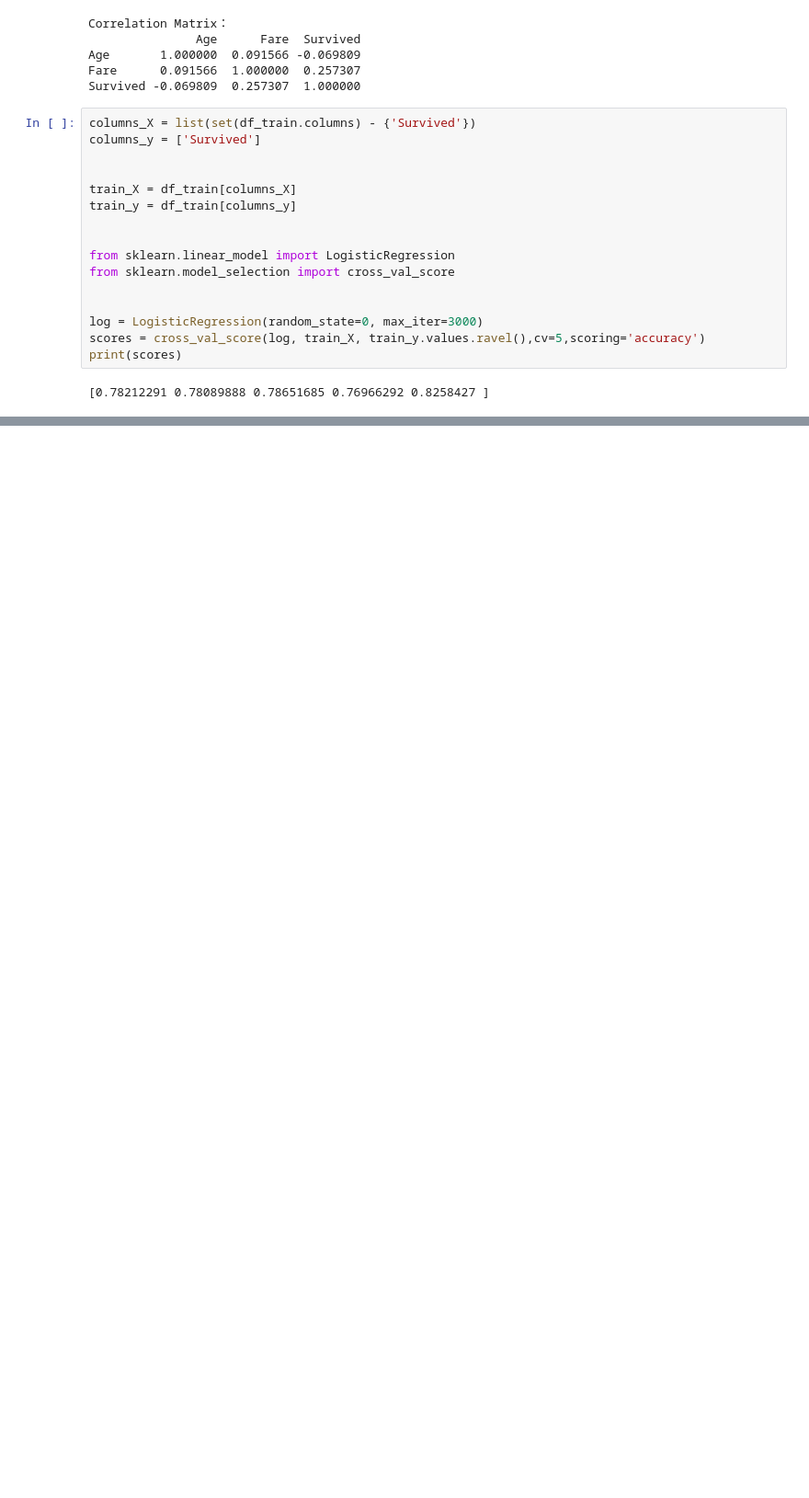
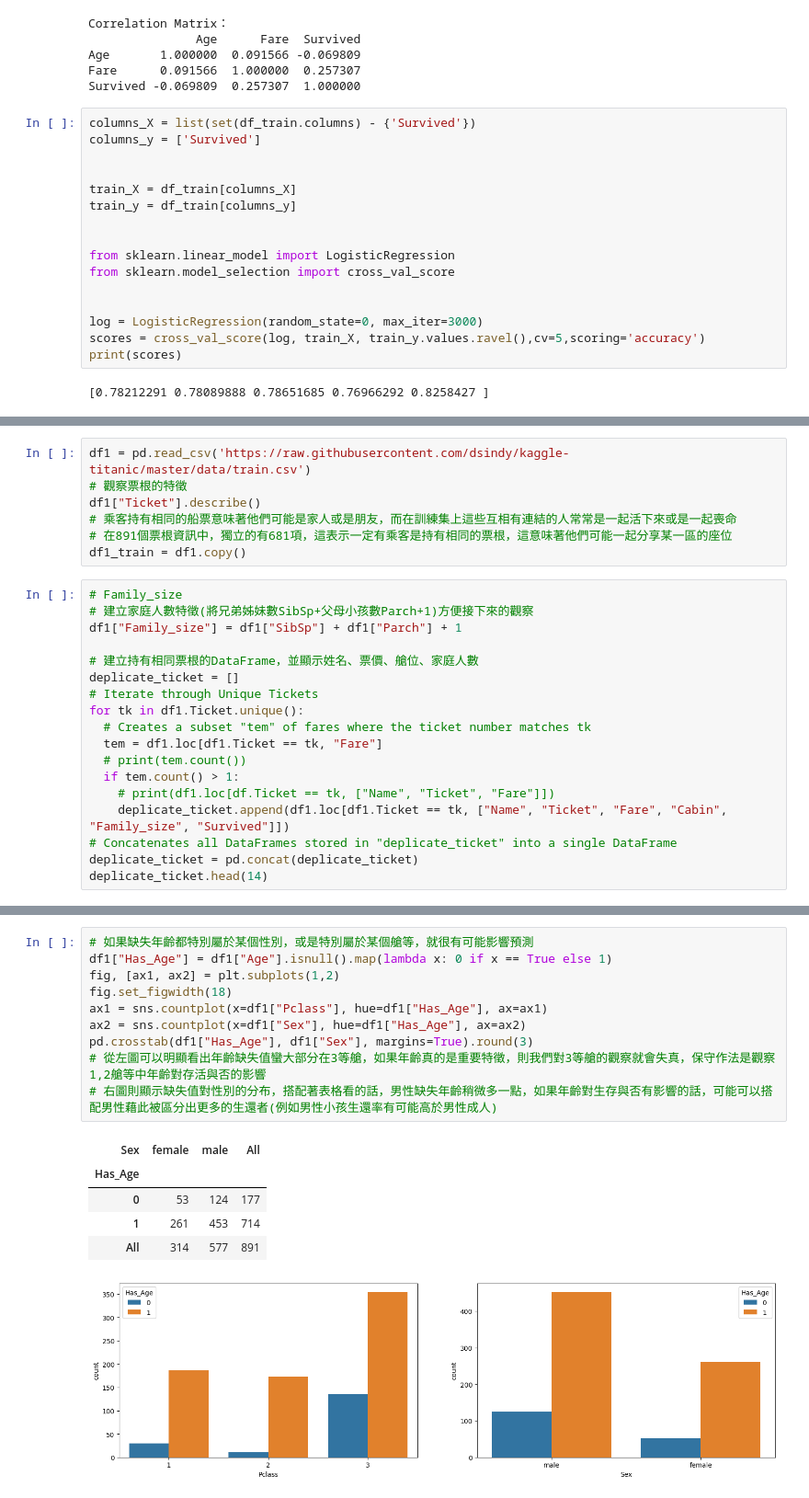
Before and after one commit to ckwei379/titanic-analysis, a Jupyter notebook: 專題實作_01：鐵達尼號存活預測.ipynb, the cells around one changed output, grey strips where cells are left out. Shown at 92% size. Cells and saved outputs as stored; diff of their text form; blank space fills up the shorter version.

```diff
--- a/專題實作_01：鐵達尼號存活預測.ipynb
+++ b/專題實作_01：鐵達尼號存活預測.ipynb
@@ -125,0 +286,25 @@ print(scores)
+# %%
+df1 = pd.read_csv('https://raw.githubusercontent.com/dsindy/kaggle-titanic/master/data/train.csv')
+# 觀察票根的特徵
+df1["Ticket"].describe()
+# 乘客持有相同的船票意味著他們可能是家人或是朋友，而在訓練集上這些互相有連結的人常常是一起活下來或是一起喪命
+# 在891個票根資訊中，獨立的有681項，這表示一定有乘客是持有相同的票根，這意味著他們可能一起分享某一區的座位
+df1_train = df1.copy()
+# %%
+# Family_size
+# 建立家庭人數特徵(將兄弟姊妹數SibSp+父母小孩數Parch+1)方便接下來的觀察
+df1["Family_size"] = df1["SibSp"] + df1["Parch"] + 1
+
+# 建立持有相同票根的DataFrame，並顯示姓名、票價、艙位、家庭人數
+deplicate_ticket = []
+# Iterate through Unique Tickets
+for tk in df1.Ticket.unique():
+  # Creates a subset "tem" of fares where the ticket number matches tk
+  tem = df1.loc[df1.Ticket == tk, "Fare"]
+  # print(tem.count())
+  if tem.count() > 1:
+    # print(df1.loc[df.Ticket == tk, ["Name", "Ticket", "Fare"]])
+    deplicate_ticket.append(df1.loc[df1.Ticket == tk, ["Name", "Ticket", "Fare", "Cabin", "Family_size", "Survived"]])
+# Concatenates all DataFrames stored in "deplicate_ticket" into a single DataFrame
+deplicate_ticket = pd.concat(deplicate_ticket)
+deplicate_ticket.head(14)
@@ -125,0 +355,17 @@ print(scores)
+# %%
+# 如果缺失年齡都特別屬於某個性別，或是特別屬於某個艙等，就很有可能影響預測
+df1["Has_Age"] = df1["Age"].isnull().map(lambda x: 0 if x == True else 1)
+fig, [ax1, ax2] = plt.subplots(1,2)
+fig.set_figwidth(18)
+ax1 = sns.countplot(x=df1["Pclass"], hue=df1["Has_Age"], ax=ax1)
+ax2 = sns.countplot(x=df1["Sex"], hue=df1["Has_Age"], ax=ax2)
+pd.crosstab(df1["Has_Age"], df1["Sex"], margins=True).round(3)
+# 從左圖可以明顯看出年齡缺失值蠻大部分在3等艙，如果年齡真的是重要特徵，則我們對3等艙的觀察就會失真，保守作法是觀察1,2艙等中年齡對存活與否的影響
+# 右圖則顯示缺失值對性別的分布，搭配著表格看的話，男性缺失年齡稍微多一點，如果年齡對生存與否有影響的話，可能可以搭配男性藉此被區分出更多的生還者(例如男性小孩生還率有可能高於男性成人)
+# %% [output]
+| Sex | female | male | All |
+| Has_Age |  |  |  |
+| 0 | 53 | 124 | 177 |
+| 1 | 261 | 453 | 714 |
+| All | 314 | 577 | 891 |
+[figure, added]
```
Also changed, not shown: parts of 18 cells of this notebook.
